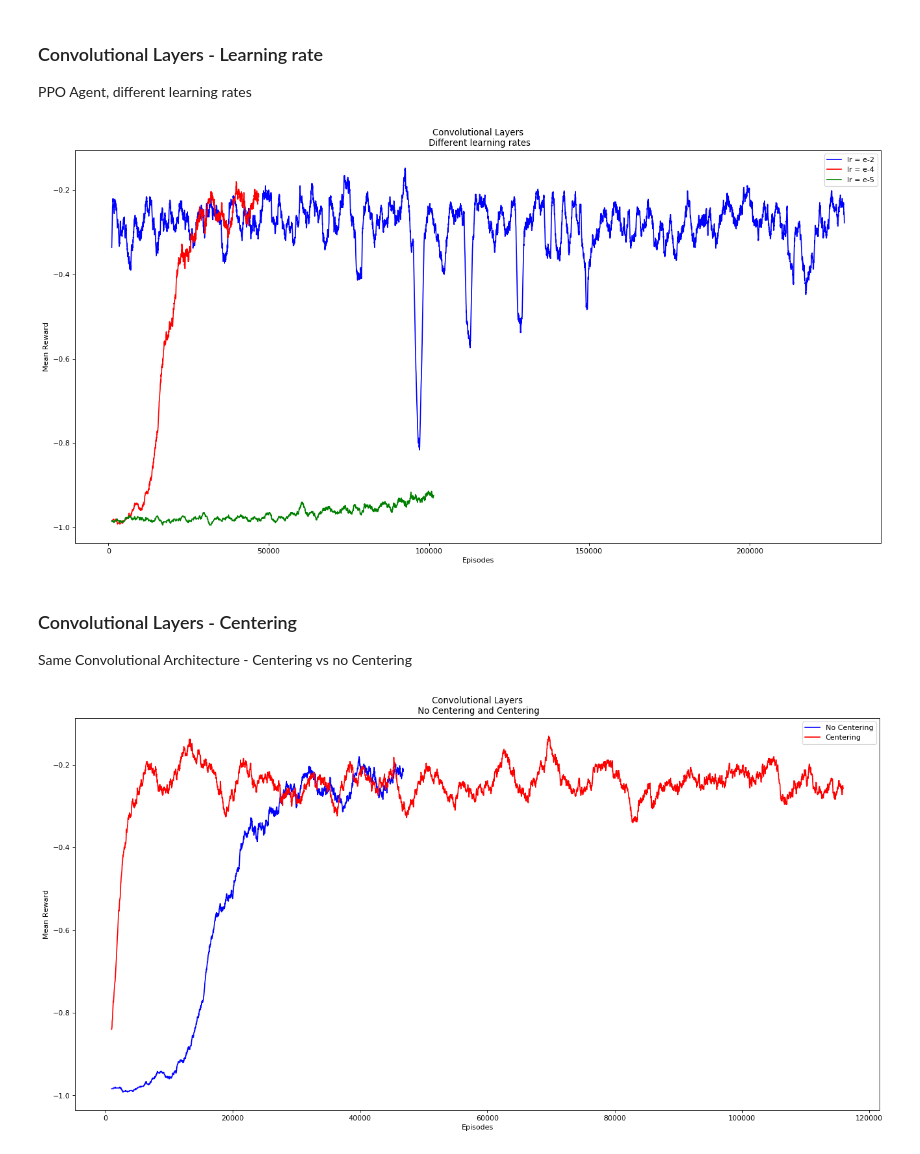
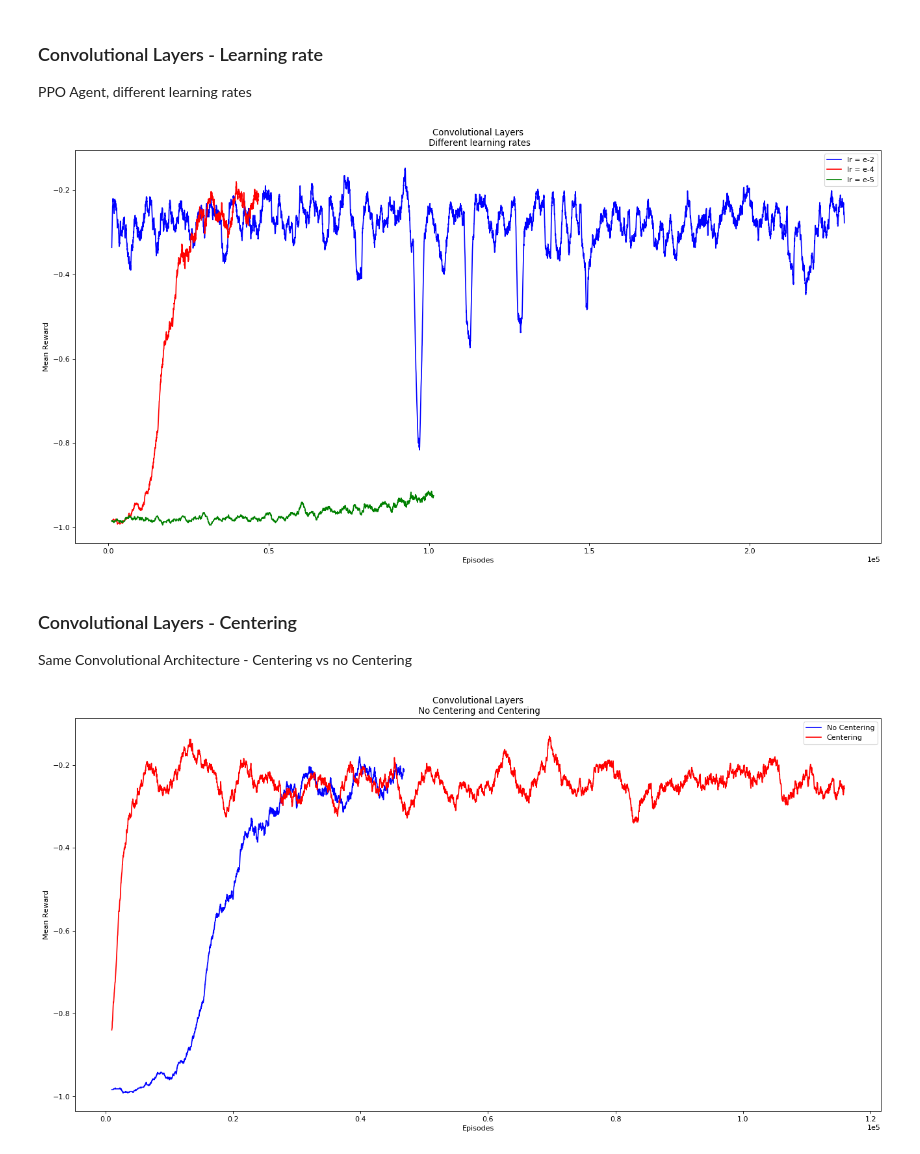
Before and after one commit to haidertom/Pommerman, a Jupyter notebook: Results/evaluation.ipynb, the cells around one changed output. Cells and saved outputs as stored; diff of their text form; code cells hidden in the pictures.

```diff
--- a/Results/evaluation.ipynb
+++ b/Results/evaluation.ipynb
@@ -66,0 +69,42 @@ plt.show()
+# %%
+figure(num=None, figsize=(20, 10), dpi=80, facecolor='w', edgecolor='k')
+
+Averaging=True
+Interpolation=False
+
+df1 = pd.read_csv('log_ppo_500k.csv')
+df2 = pd.read_csv('log_conv_ppo_lre4.csv')
+
+ep1, ep2  = df1['Timestep'], df2['episodes']
+re1, re2  = df1['Mean'], df2['mean reward']
+
+#Averaging
+if Averaging:
+    wdw = 100
+    ep1, ep2 = maverage(ep1, 10), maverage(ep2, wdw)
+    re1, re2 = maverage(re1, 10), maverage(re2, wdw)
+
+
+#Interpolation
+if Interpolation:
+    num = 1e2
+    f1 = interp1d(ep1, re1)
+    f2 = interp1d(ep2, re2)
+
+    ep1 = np.linspace(ep1.min(), ep1.max(), num=num, endpoint=True)
+    ep2 = np.linspace(ep2.min(), ep2.max(), num=num, endpoint=True)
+
+    re1 = f1(ep1)
+    re2 = f2(ep2)
+
+#Plot the Graph
+plt.plot(ep1, re1, 'b', ep2, re2, 'r')
+
+#Additional Settings
+#plt.ylim(-1, 1)
+#plt.xscale('log')
+plt.ticklabel_format(style='sci', axis='x', scilimits=(0,0))
+plt.legend(['FFN', 'Conv'], loc='best')
+plt.xlabel('Episodes'), plt.ylabel('Mean Reward')
+plt.title('Convolutional vs. FFN ')
+plt.show()
@@ -89,35 +135,35 @@ if Averaging:
     re1, re2, re3 = maverage(re1, wdw), maverage(re2, wdw), maverage(re3, wdw)
 
 
 #Interpolation
 if Interpolation:
     num = 1e2
     f1 = interp1d(ep1, re1)
     f2 = interp1d(ep2, re2)
     f3 = interp1d(ep3, re3)
 
     ep1 = np.linspace(ep1.min(), ep1.max(), num=num, endpoint=True)
     ep2 = np.linspace(ep2.min(), ep2.max(), num=num, endpoint=True)
     ep3 = np.linspace(ep3.min(), ep3.max(), num=num, endpoint=True)
 
     re1 = f1(ep1)
     re2 = f2(ep2)
     re3 = f3(ep3)
 
 
 #Plot the Graph
 plt.plot(ep1, re1, 'b', ep2, re2, 'r', ep3, re3, 'g')
 
 #Additional Settings
 #plt.ylim(-1, 1)
 #plt.xscale('log')
-
+plt.ticklabel_format(style='sci', axis='x', scilimits=(0,0))
 plt.legend(['lr = e-2', 'lr = e-4', 'lr = e-5'], loc='best')
 plt.xlabel('Episodes'), plt.ylabel('Mean Reward')
 plt.title('Convolutional Layers\n Different learning rates')
 plt.show()
 # %% [output]
-[figure, old version]
+[figure, new version]
 # %% [markdown]
 ### Convolutional Layers - Centering
 Same Convolutional Architecture - Centering vs no Centering
@@ -159,10 +205,10 @@ plt.plot(ep1, re1, 'b', ep2, re2, 'r')
 #Additional Settings
 #plt.ylim(-1, 1)
 #plt.xscale('log')
-
+plt.ticklabel_format(style='sci', axis='x', scilimits=(0,0))
 plt.legend(['No Centering', 'Centering'], loc='best')
 plt.xlabel('Episodes'), plt.ylabel('Mean Reward')
 plt.title('Convolutional Layers\n No Centering and Centering')
 plt.show()
 # %% [output]
-[figure, old version]
+[figure, new version]
```
Also changed, not shown: parts of 4 cells of this notebook.
